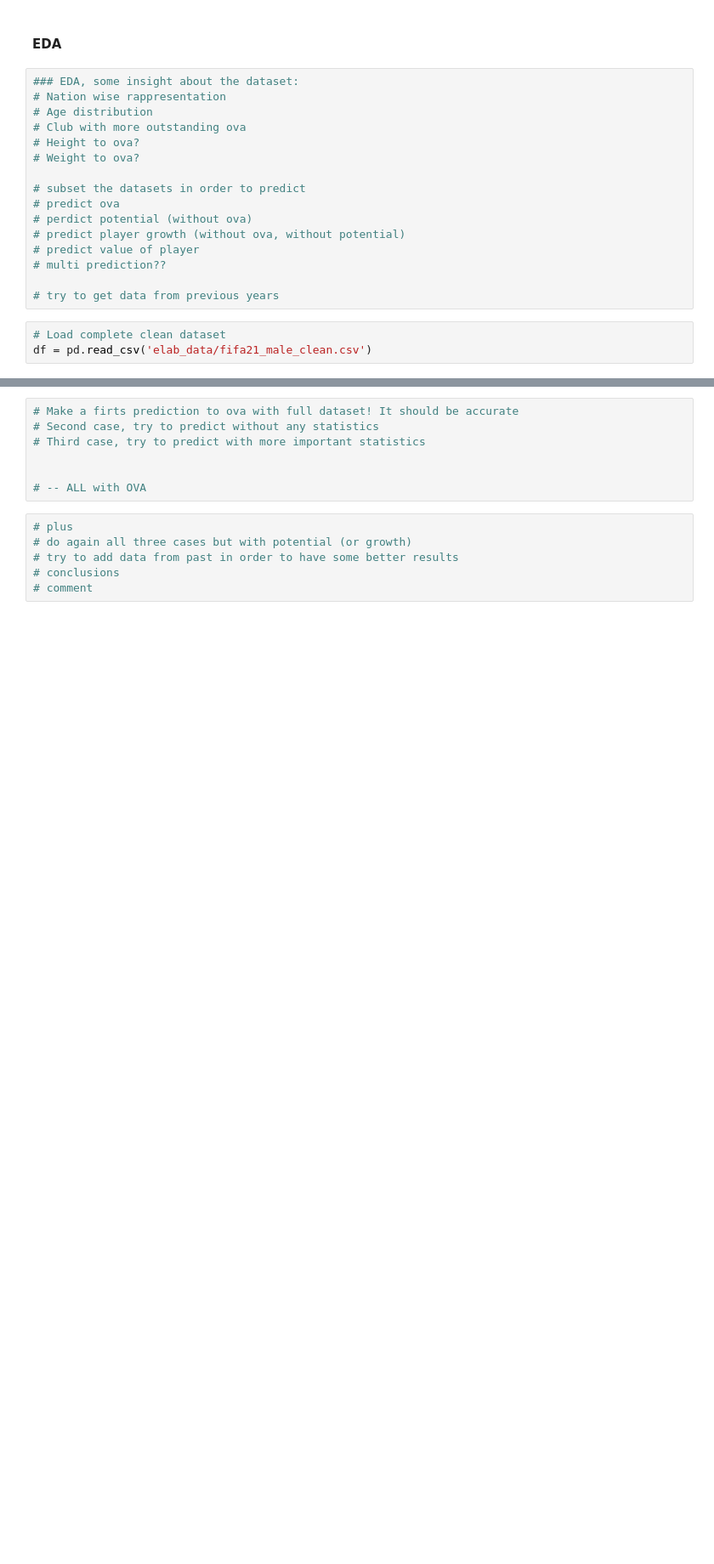
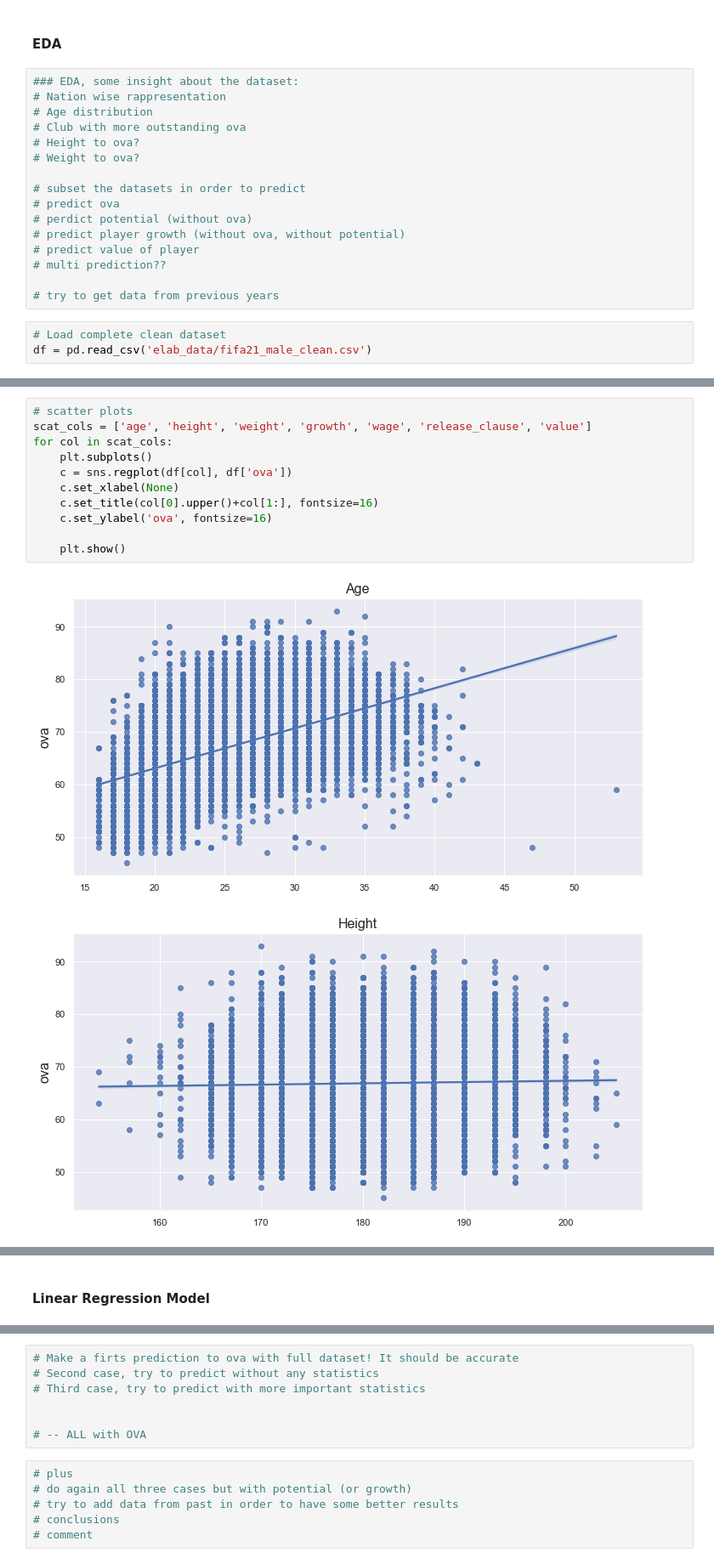
Before and after one commit to Edoardo1996/data_mid_bootcamp_project_FIFA_MoneyBall, a Jupyter notebook: main.ipynb, the cells around one changed output, grey strips where cells are left out. Shown at 85% size. Cells and saved outputs as stored; diff of their text form; blank space fills up the shorter version.

```diff
--- a/main.ipynb
+++ b/main.ipynb
@@ -387,0 +393,14 @@ df.corr(method='pearson')[(df.corr() > 0.5) | (df.corr() < -0.5)]
+# %%
+# scatter plots
+scat_cols = ['age', 'height', 'weight', 'growth', 'wage', 'release_clause', 'value']
+for col in scat_cols:
+    plt.subplots()
+    c = sns.regplot(df[col], df['ova'])
+    c.set_xlabel(None)
+    c.set_title(col[0].upper()+col[1:], fontsize=16)
+    c.set_ylabel('ova', fontsize=16)
+
+    plt.show()
+# %% [output]
+[figure, added]
+[figure, added]
@@ -387,0 +412,2 @@ df.corr(method='pearson')[(df.corr() > 0.5) | (df.corr() < -0.5)]
+# %% [markdown]
+#### Linear Regression Model
```
Also changed, not shown: parts of 26 cells of this notebook, 2 other files.
